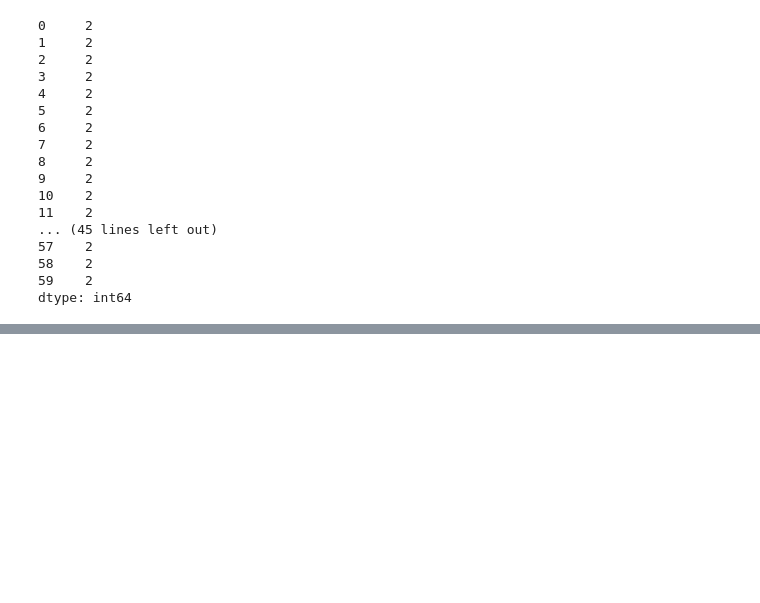
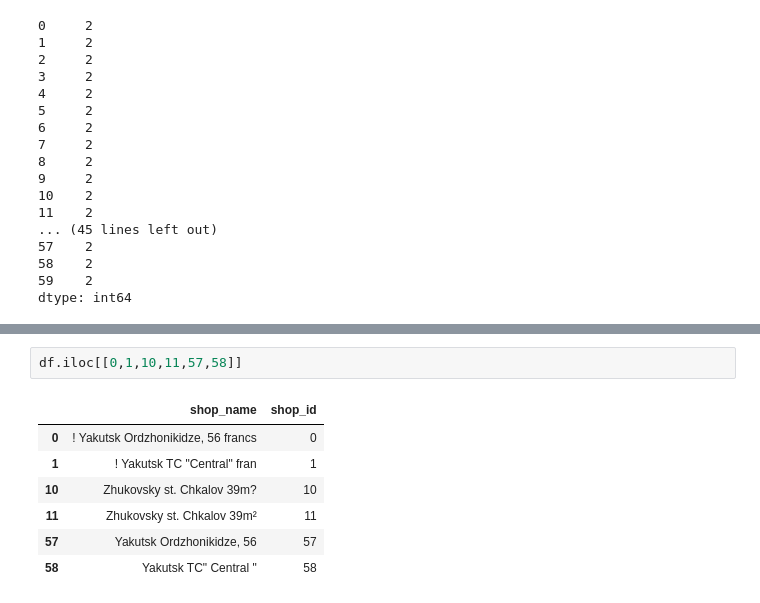
Before and after one commit to HedayaAli/ai_mar21, a Jupyter notebook: M4_Feature_Eng/07. Geoposition Enc/Geog_enco.ipynb, the cells around one changed output, grey strips where cells are left out. Cells and saved outputs as stored; diff of their text form; blank space fills up the shorter version.

```diff
--- a/M4_Feature_Eng/07. Geoposition Enc/Geog_enco.ipynb
+++ b/M4_Feature_Eng/07. Geoposition Enc/Geog_enco.ipynb
@@ -64,0 +92,10 @@ dtype: int64
+# %%
+df.iloc[[0,1,10,11,57,58]]
+# %% [output]
+|  | shop_name | shop_id |
+| 0 | ! Yakutsk Ordzhonikidze, 56 francs | 0 |
+| 1 | ! Yakutsk TC "Central" fran | 1 |
+| 10 | Zhukovsky st. Chkalov 39m? | 10 |
+| 11 | Zhukovsky st. Chkalov 39m² | 11 |
+| 57 | Yakutsk Ordzhonikidze, 56 | 57 |
+| 58 | Yakutsk TC" Central " | 58 |
```
Also changed, not shown: parts of 15 cells of this notebook.
